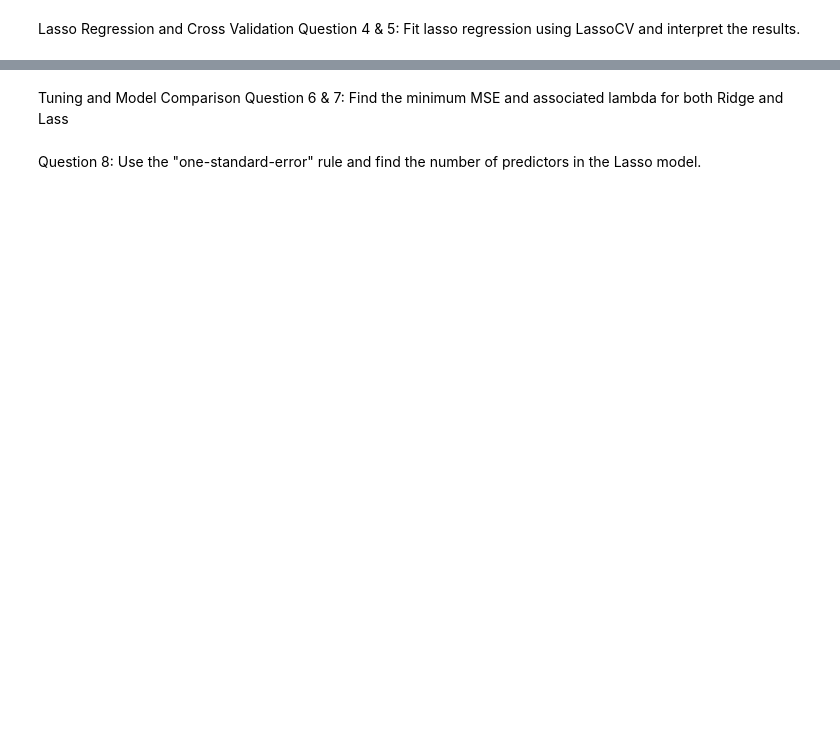
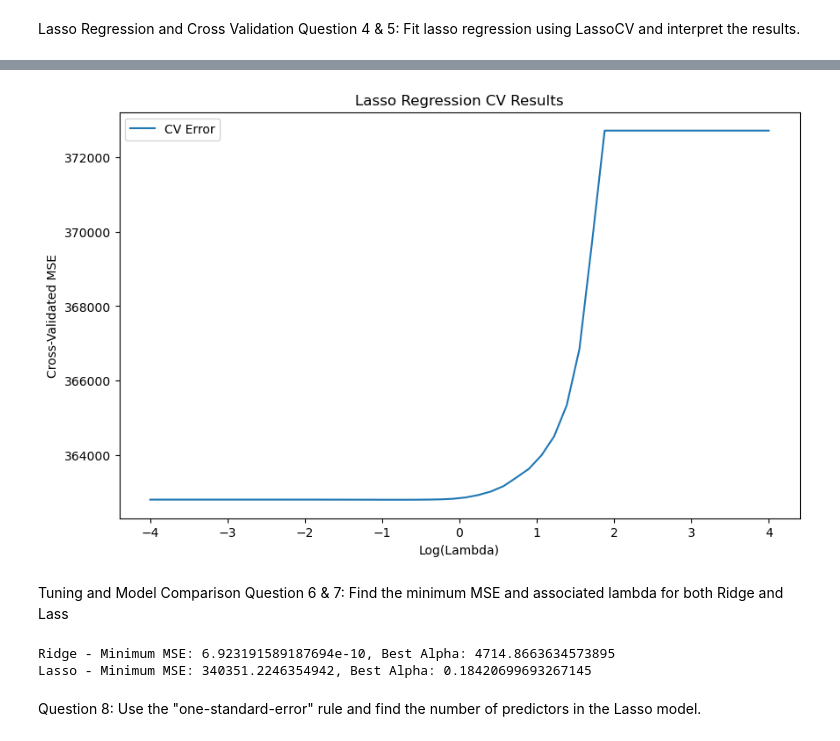
Before and after one commit to MaRo406/eds-232-machine-learning, a Jupyter notebook: labs/Lab2/Lab2 Regularized Regression.ipynb, the cells around one changed output, grey strips where cells are left out. Saved outputs shown, nothing was run; the diff lists cells and outputs as text; code cells hidden in the pictures; blank space fills up the shorter version.

```diff
--- a/labs/Lab2/Lab2 Regularized Regression.ipynb
+++ b/labs/Lab2/Lab2 Regularized Regression.ipynb
@@ -56,24 +128,26 @@ Question 4 & 5: Fit lasso regression using LassoCV and interpret the results.
 # %%
 from sklearn.linear_model import LassoCV
 
 # Lasso regression with cross-validation
 lasso = LassoCV(alphas=alphas, cv=10, random_state=42)
-lasso.fit(X_train_scaled, y_train)
+lasso.fit(X_train_scaled,y_train.values.ravel()) # included .ravel to make 1D to avoid warning message
 
 # Plot Lasso results
 plt.figure(figsize=(10, 6))
 plt.plot(np.log10(lasso.alphas_), lasso.mse_path_.mean(axis=1), label="CV Error")
 plt.xlabel("Log(Lambda)")
 plt.ylabel("Cross-Validated MSE")
 plt.title("Lasso Regression CV Results")
 plt.legend()
 plt.show()
+# %% [output]
+[figure, added]
 # %% [markdown]
 Tuning and Model Comparison
 Question 6 & 7: Find the minimum MSE and associated lambda for both Ridge and Lass
 # %%
 # Ridge results
-ridge_min_mse = ridge.cv_values_.min()
+ridge_min_mse = ridge.cv_results_.min() # changing cv_values_ to cv_results
 ridge_best_alpha = ridge.alpha_
 
 # Lasso results
@@ -82,6 +156,9 @@ lasso_best_alpha = lasso.alpha_
 
 print(f"Ridge - Minimum MSE: {ridge_min_mse}, Best Alpha: {ridge_best_alpha}")
 print(f"Lasso - Minimum MSE: {lasso_min_mse}, Best Alpha: {lasso_best_alpha}")
+# %% [output]
+Ridge - Minimum MSE: 6.923191589187694e-10, Best Alpha: 4714.8663634573895
+Lasso - Minimum MSE: 340351.2246354942, Best Alpha: 0.18420699693267145
 # %% [markdown]
 Question 8: Use the "one-standard-error" rule and find the number of predictors in the Lasso model.
 # %%
```
Also changed, not shown: parts of 9 cells of this notebook, 1 other file.
